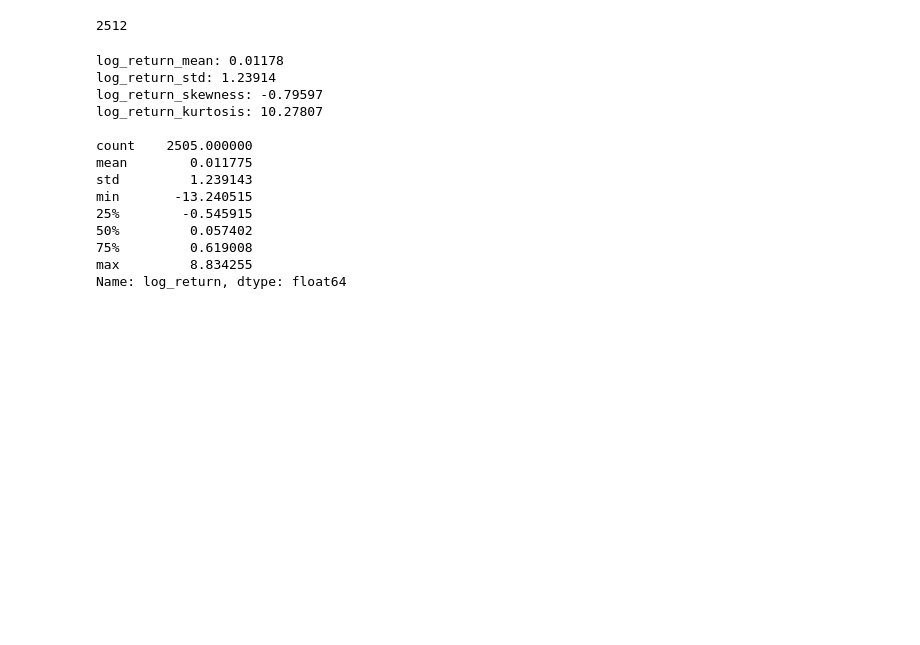
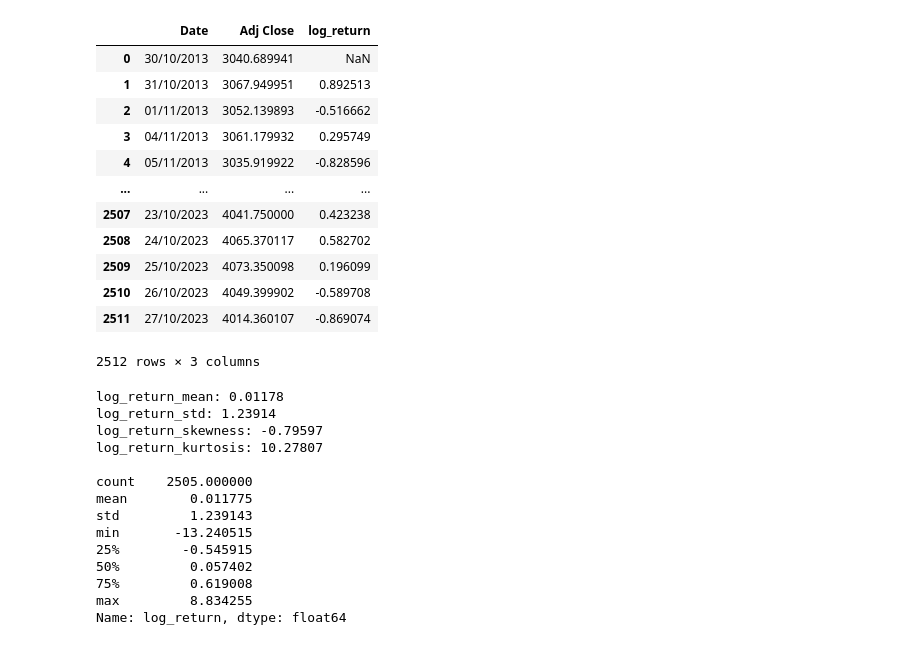
Before and after one commit to yibo-wang-25/QRM_Coursework_1, a Jupyter notebook: Part_A/code.ipynb, the cells around one changed output. Drawn from its saved outputs; the diff is of its cells as text; code cells hidden in the pictures; blank space fills up the shorter version.

```diff
--- a/Part_A/code.ipynb
+++ b/Part_A/code.ipynb
@@ -8,13 +8,25 @@ from scipy import stats
 import statsmodels.api as sm
 from arch.univariate import arch_model
 # %%
+# Compute log returns (%)
 df = pd.read_csv('../data/QRM-2025-cw1-data-a.csv')
 df_nodelay = df['Adj Close']
 df_delay = df['Adj Close'].shift(1)
 df['log_return'] = (np.log(df_nodelay) - np.log(df_delay)) * 100
 df
-len(df)
 # %% [output]
+|  | Date | Adj Close | log_return |
+| 0 | 30/10/2013 | 3040.689941 | NaN |
+| 1 | 31/10/2013 | 3067.949951 | 0.892513 |
+| 2 | 01/11/2013 | 3052.139893 | -0.516662 |
+| 3 | 04/11/2013 | 3061.179932 | 0.295749 |
+| 4 | 05/11/2013 | 3035.919922 | -0.828596 |
+| ... | ... | ... | ... |
+| 2507 | 23/10/2023 | 4041.750000 | 0.423238 |
+| 2508 | 24/10/2023 | 4065.370117 | 0.582702 |
+| 2509 | 25/10/2023 | 4073.350098 | 0.196099 |
+| 2510 | 26/10/2023 | 4049.399902 | -0.589708 |
+| 2511 | 27/10/2023 | 4014.360107 | -0.869074 |
-2512
+2512 rows × 3 columns
 # %%
 # Part (i):
```
Also changed, not shown: parts of 25 cells of this notebook.
